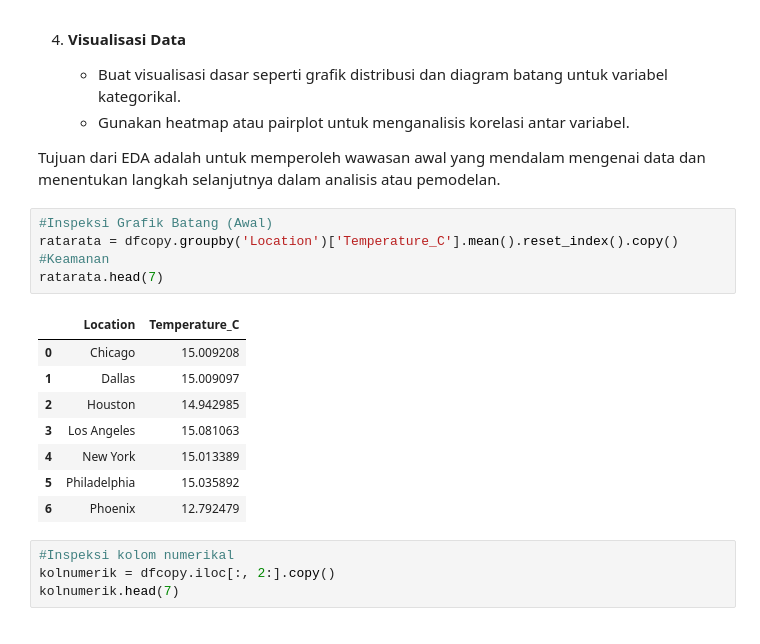
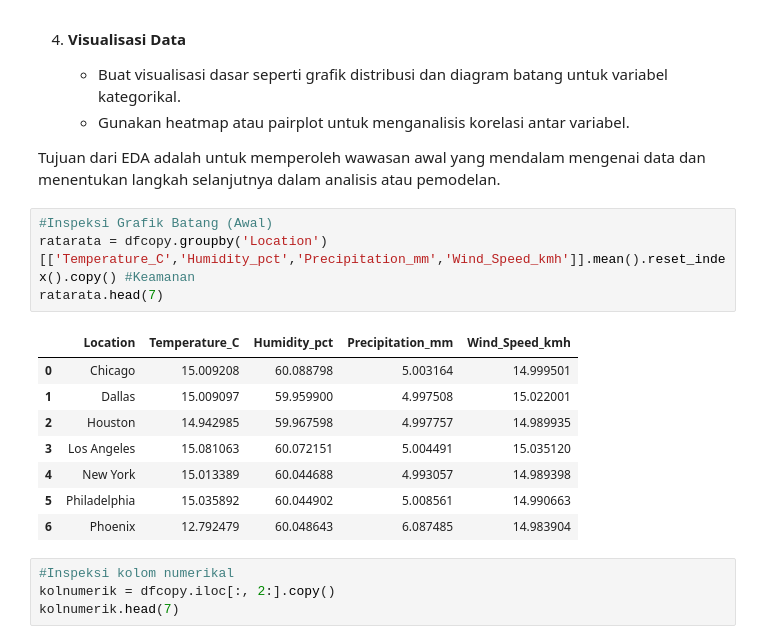
Before and after one commit to DGkurnia/cnkproject, a Jupyter notebook: BMLP_Derfansyah_Guswiranata_Kurnia_clus_ii.ipynb, the cells around one changed output. Saved outputs shown, nothing was run; the diff lists cells and outputs as text.

```diff
--- a/BMLP_Derfansyah_Guswiranata_Kurnia_clus_ii.ipynb
+++ b/BMLP_Derfansyah_Guswiranata_Kurnia_clus_ii.ipynb
@@ -230,17 +230,17 @@ Pada tahap ini, Anda akan melakukan **Exploratory Data Analysis (EDA)** untuk me
 Tujuan dari EDA adalah untuk memperoleh wawasan awal yang mendalam mengenai data dan menentukan langkah selanjutnya dalam analisis atau pemodelan.
 # %%
 #Inspeksi Grafik Batang (Awal)
-ratarata = dfcopy.groupby('Location')['Temperature_C'].mean().reset_index().copy() #Keamanan
+ratarata = dfcopy.groupby('Location')[['Temperature_C','Humidity_pct','Precipitation_mm','Wind_Speed_kmh']].mean().reset_index().copy() #Keamanan
 ratarata.head(7)
 # %% [output]
-|  | Location | Temperature_C |
-| 0 | Chicago | 15.009208 |
-| 1 | Dallas | 15.009097 |
-| 2 | Houston | 14.942985 |
-| 3 | Los Angeles | 15.081063 |
-| 4 | New York | 15.013389 |
-| 5 | Philadelphia | 15.035892 |
-| 6 | Phoenix | 12.792479 |
+|  | Location | Temperature_C | Humidity_pct | Precipitation_mm | Wind_Speed_kmh |
+| 0 | Chicago | 15.009208 | 60.088798 | 5.003164 | 14.999501 |
+| 1 | Dallas | 15.009097 | 59.959900 | 4.997508 | 15.022001 |
+| 2 | Houston | 14.942985 | 59.967598 | 4.997757 | 14.989935 |
+| 3 | Los Angeles | 15.081063 | 60.072151 | 5.004491 | 15.035120 |
+| 4 | New York | 15.013389 | 60.044688 | 4.993057 | 14.989398 |
+| 5 | Philadelphia | 15.035892 | 60.044902 | 5.008561 | 14.990663 |
+| 6 | Phoenix | 12.792479 | 60.048643 | 6.087485 | 14.983904 |
 # %%
 #Inspeksi kolom numerikal
 kolnumerik = dfcopy.iloc[:, 2:].copy()
```
Also changed, not shown: parts of 5 cells of this notebook.
